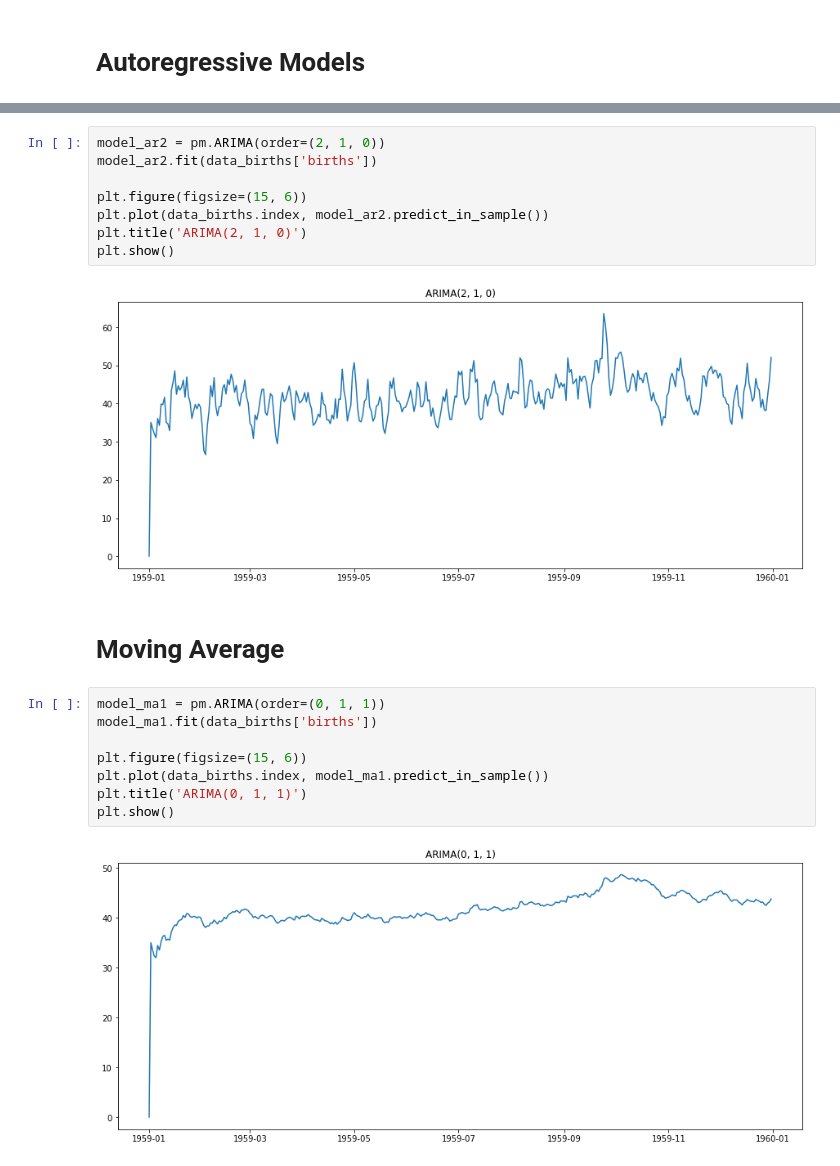
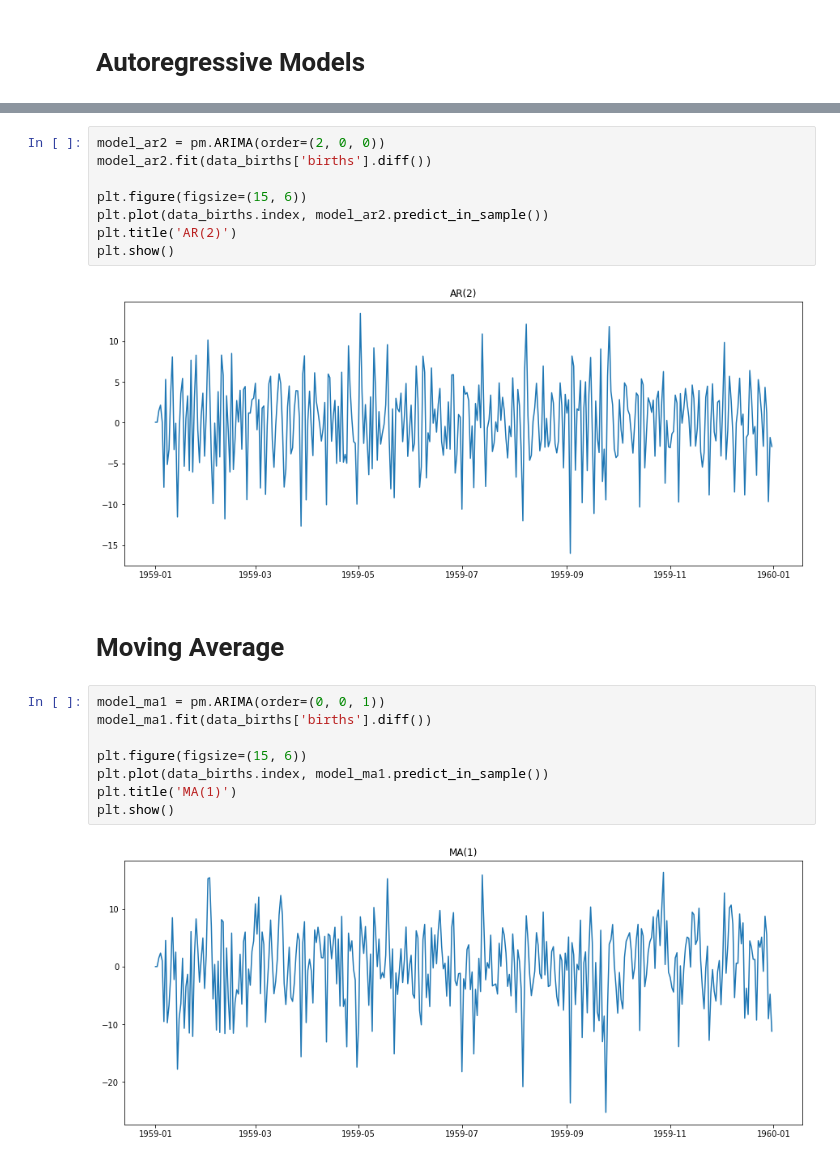
Before and after one commit to rjafarau/hands-on-time-series-analysis-python, a Jupyter notebook: source/CH04_Regression_Extension_Techniques_For_Time_Series_Data.ipynb, the cells around one changed output, grey strips where cells are left out. Drawn from its saved outputs; the diff is of its cells as text.

```diff
--- a/source/CH04_Regression_Extension_Techniques_For_Time_Series_Data.ipynb
+++ b/source/CH04_Regression_Extension_Techniques_For_Time_Series_Data.ipynb
@@ -35,23 +35,23 @@ plt.show()
 # %%
-model_ar2 = pm.ARIMA(order=(2, 1, 0))
-model_ar2.fit(data_births['births'])
+model_ar2 = pm.ARIMA(order=(2, 0, 0))
+model_ar2.fit(data_births['births'].diff())
 
 plt.figure(figsize=(15, 6))
 plt.plot(data_births.index, model_ar2.predict_in_sample())
-plt.title('ARIMA(2, 1, 0)')
+plt.title('AR(2)')
 plt.show()
 # %% [output]
-[figure, old version]
+[figure, new version]
 # %% [markdown]
 # Moving Average
 # %%
-model_ma1 = pm.ARIMA(order=(0, 1, 1))
-model_ma1.fit(data_births['births'])
+model_ma1 = pm.ARIMA(order=(0, 0, 1))
+model_ma1.fit(data_births['births'].diff())
 
 plt.figure(figsize=(15, 6))
 plt.plot(data_births.index, model_ma1.predict_in_sample())
-plt.title('ARIMA(0, 1, 1)')
+plt.title('MA(1)')
 plt.show()
 # %% [output]
-[figure, old version]
+[figure, new version]
 # %%
```
Also changed, not shown: parts of 2 cells of this notebook.
